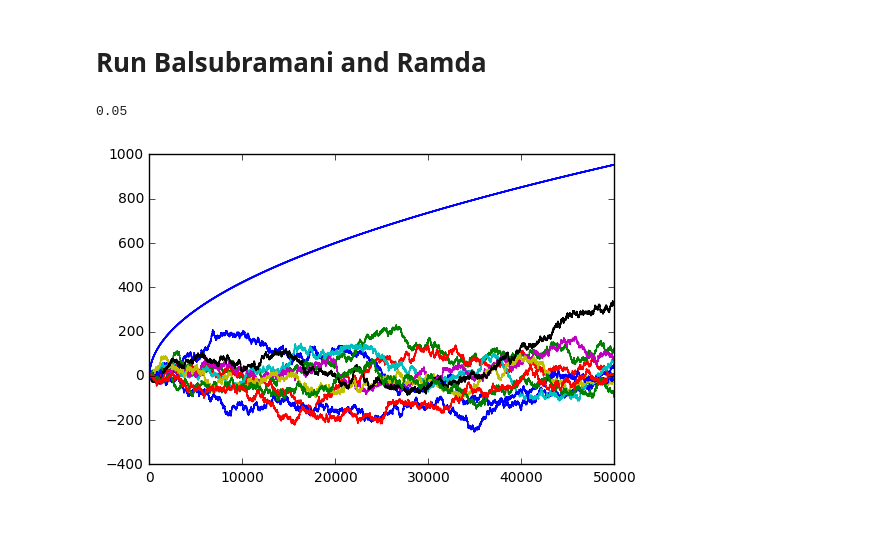
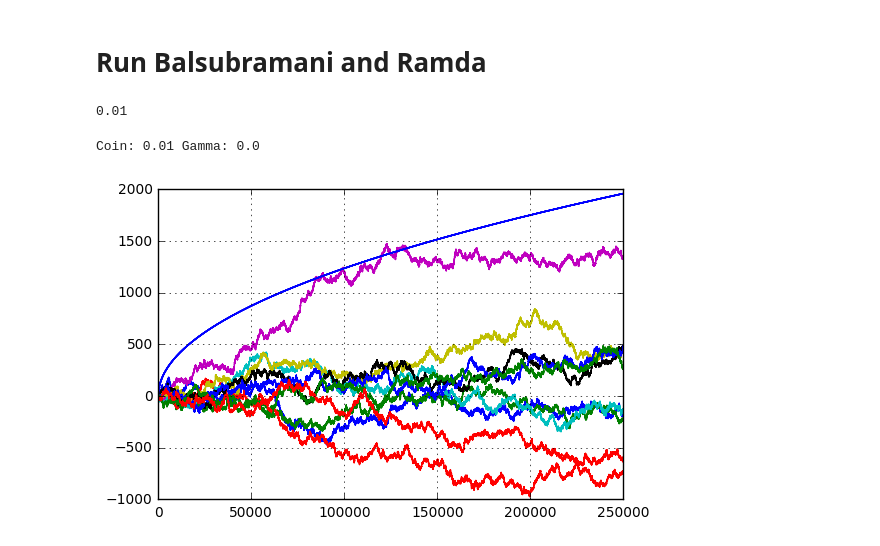
Before and after one commit to arapat/early-stop-synthetic, a Jupyter notebook: synthetic test.ipynb, the cells around one changed output. Drawn from its saved outputs; the diff is of its cells as text; code cells hidden in the pictures.

```diff
--- a/synthetic test.ipynb
+++ b/synthetic test.ipynb
@@ -48,30 +63,43 @@ plt.title("Wald's")
 # %% [markdown]
 # Run Balsubramani and Ramda
+# %%
+import numpy as np
+
+K = 10
+p = 0.01
+T = 500000
+
+coins = [
+    (np.random.binomial(1, 0.5 + p, T) * 2 - 1)
+    for i in range(K)
+]
+p
+# %% [output]
+0.01
 # %%
-def br(gamma, alpha, x0, x1, prevT, prevV):
+def br(a, gamma, alpha, x0, x1, prevT, prevV):
     c = (x0 - 2 * gamma) * (x1 - 2 * gamma)
     currT = prevT + c
     currV = prevV + c * c
-    const = alpha * log(1.0 / alpha)
-    try:
-        return (currT, currV,
-                const + sqrt(2 * currV * log(log(currV) / alpha)))
-    except:
-        return (currT, currV, const)
+    const = log(1.0 / alpha)
+    return (currT, currV,
+            a * (const + sqrt(2 * currV * log(log(currV) / alpha))))
 
-gamma = p
-print gamma
+a = 0.9
+gamma = 0.0
+print "Coin:", p, "Gamma:", gamma
 delta = pow(10, -3)
 
 for coin in coins:
-    t, v = 0.0, 0.0
+    t, v = 0.0, 1.0
     lh, rh = [], []
     for i in range(0, len(coin) - 1, 2):
-        t, v, rhs = br(gamma, delta, coin[i], coin[i + 1], t, v)
+        t, v, rhs = br(a, gamma, delta, coin[i], coin[i + 1], t, v)
         lh.append(t)
         rh.append(rhs)
     plt.plot(range(len(lh)), lh)
     plt.plot(range(len(rh)), rh, c='b')
+plt.grid()
 # %% [output]
-0.05
+Coin: 0.01 Gamma: 0.0
-[figure, old version]
+[figure, new version]
```
Also changed, not shown: parts of 4 cells of this notebook.
